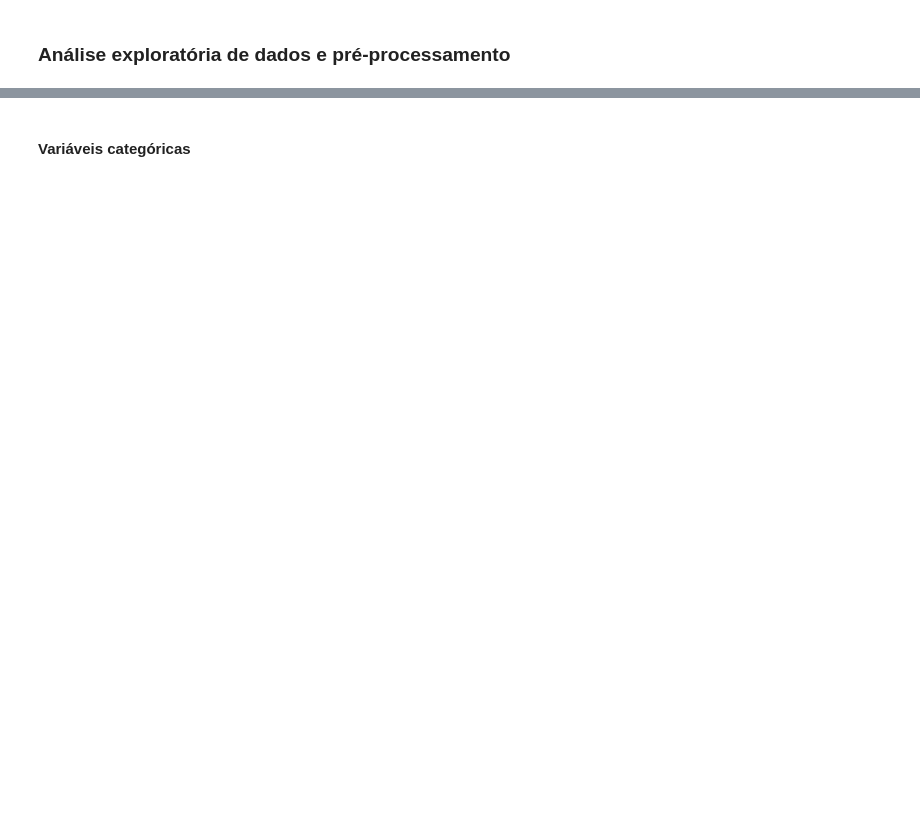
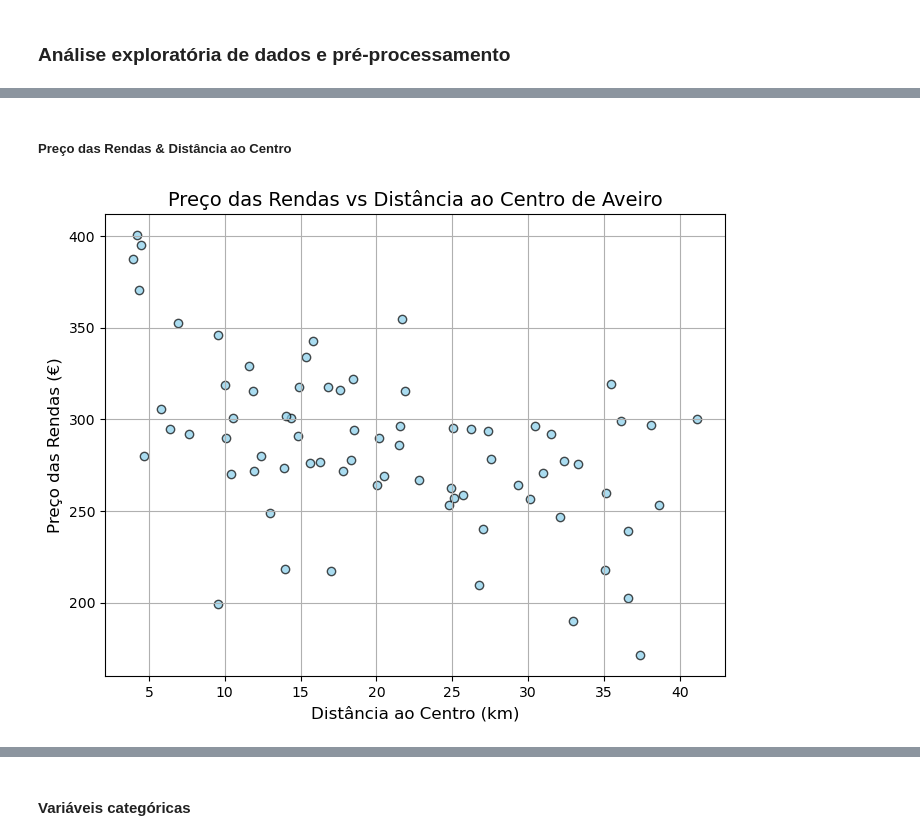
Before and after one commit to wpegorin/projETE2425, a Jupyter notebook: notebooks/HW02_Ana_Filipa_Willian.ipynb, the cells around one changed output, grey strips where cells are left out. Saved outputs shown, nothing was run; the diff lists cells and outputs as text; code cells hidden in the pictures; blank space fills up the shorter version.

```diff
--- a/notebooks/HW02_Ana_Filipa_Willian.ipynb
+++ b/notebooks/HW02_Ana_Filipa_Willian.ipynb
@@ -1051,0 +758,22 @@ fig.show()
+# %% [markdown]
+##### Preço das Rendas & Distância ao Centro
+# %%
+import matplotlib.pyplot as plt
+
+# Preço vs Distância ao Centro
+fig, ax = plt.subplots(1, figsize=(8, 6))
+
+ax.scatter(freguesias['dist_centro'], freguesias['ValMed_RendaMen'], color='skyblue', edgecolor='black', alpha=0.7)
+
+# Adicionando título e rótulos aos eixos
+ax.set_title('Preço das Rendas vs Distância ao Centro de Aveiro', fontsize=14)
+ax.set_xlabel('Distância ao Centro (km)', fontsize=12)
+ax.set_ylabel('Preço das Rendas (€)', fontsize=12)
+
+# Exibindo a grade
+plt.grid(True)
+
+# Mostrar o gráfico
+plt.show()
+# %% [output]
+[figure, added]
```
Also changed, not shown: parts of 200 cells of this notebook.
